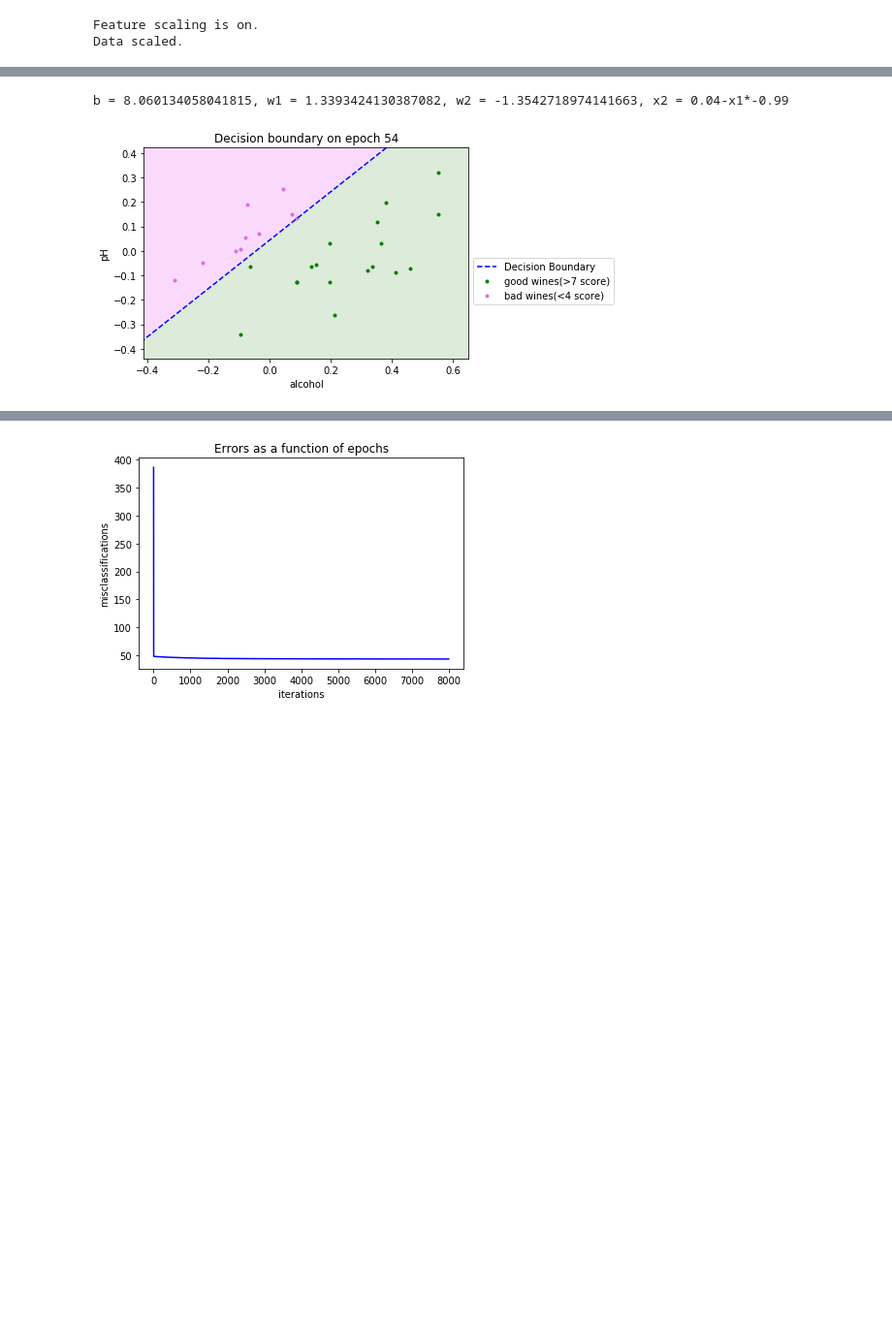
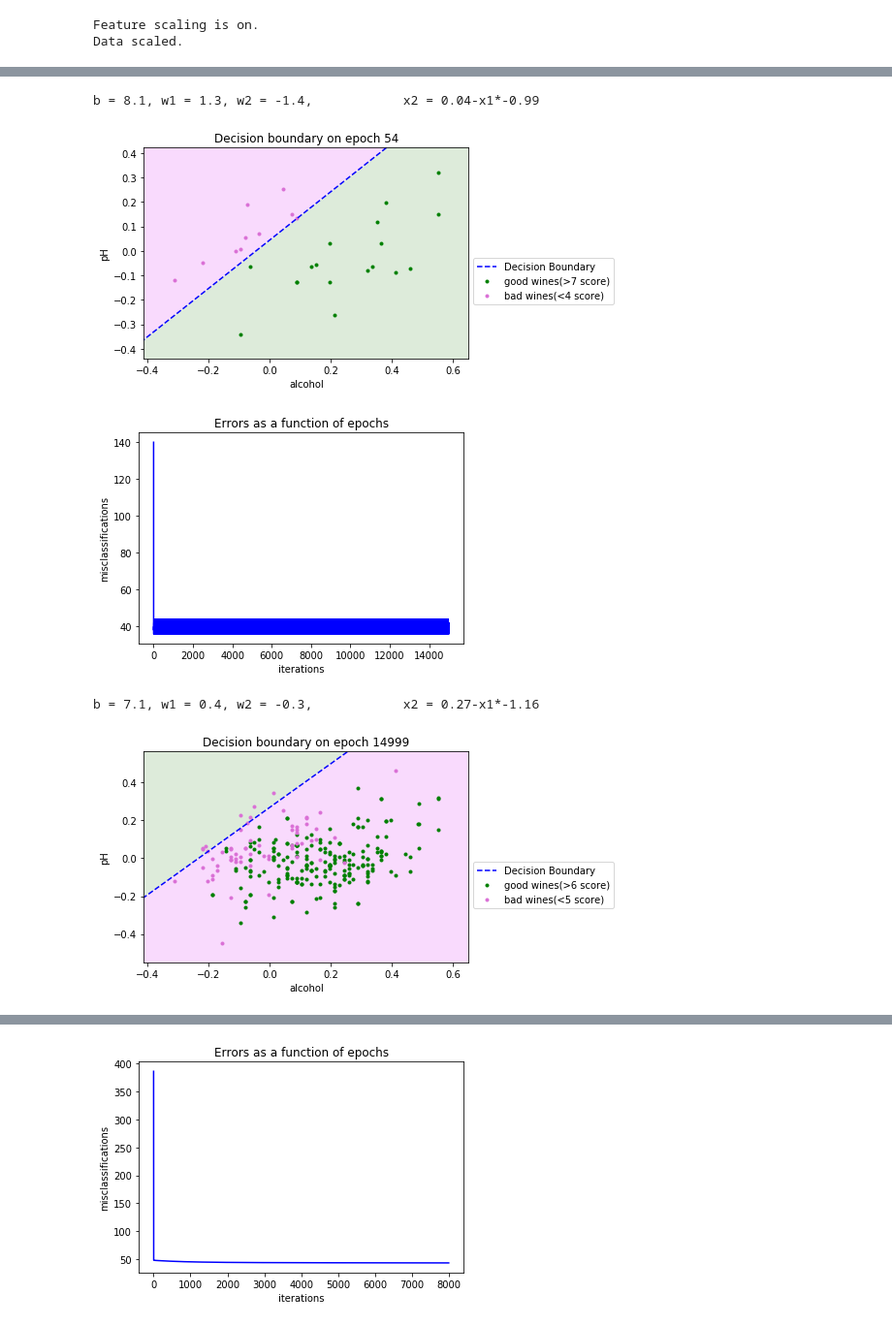
Before and after one commit to tsergien/sommelier, a Jupyter notebook: perceptron.ipynb, the cells around one changed output, grey strips where cells are left out. Shown at 97% size. Cells and saved outputs as stored; diff of their text form; code cells hidden in the pictures; blank space fills up the shorter version.

```diff
--- a/perceptron.ipynb
+++ b/perceptron.ipynb
@@ -139,7 +141,8 @@ def plot_performance(performance, wine_data, good_thresh, bad_thresh, factors: l
     w1 = performance[epoch][2][0]
     w2 = performance[epoch][2][1]
     assert w2 != 0, "w2 = 0"
-    print(f'b = {b}, w1 = {w1}, w2 = {w2}, x2 = {round((good_thresh - b)/w2,2)}-x1*{round(w1/w2,2)}') # x1w1 + x2w2 + b =8
+    print(f'b = {round(b,1)}, w1 = {round(w1, 1)}, w2 = {round(w2, 1)},\
+            x2 = {round((good_thresh - b)/w2,2)}-x1*{round(w1/w2,2)}')
     f1 = [i for i in range(-50, 50)]
     f2 = [ (good_thresh - b - w1 * f1[j]) / w2 for j in range(len(f1))]
     plt.figure(2)
@@ -175,34 +178,38 @@ def plot_performance(performance, wine_data, good_thresh, bad_thresh, factors: l
 def prepare_data_and_train(wine_data: pd.DataFrame, learning_rate, \
                            factors: list, wines_threshs: list, epochs: int):
     perceptron = Perceptron(wines_threshs[1], learning_rate, epochs)
     part = wine_data[(wine_data.quality <= wines_threshs[0]) | (wine_data.quality >= wines_threshs[1])]
     part.index = range(len(part))
     x = part[factors].values
     d = (part['quality'] >= wines_threshs[1]).astype(int)
     perceptron.train(x, d)
     plot_performance(perceptron.res, part, wines_threshs[1], wines_threshs[0], factors, perceptron.res[-1][0])
     return
 
 
 red_df = pd.read_csv("resources/winequality-red.csv", sep=";")
 # prepare_data_and_train(red_df, 0.1, ['alcohol', 'pH'], [3, 8], 0)
 
 # feature scaling
 red_df = feature_scaling(red_df)
 prepare_data_and_train(red_df, 0.1, ['alcohol', 'pH'], [3, 8], 0)
+prepare_data_and_train(red_df, 0.1, ['alcohol', 'pH'], [4, 7], 15000)
 
 # prepare_data_and_train(red_df, 0.1, ['chlorides', 'sulphates'], [3, 8], 10000)
 # prepare_data_and_train(red_df, 0.1, ['volatile acidity', 'alcohol'], [3, 8], 10000)
 # prepare_data_and_train(red_df, 0.01, ['density', 'volatile acidity'], [3, 8], 10000)
 # prepare_data_and_train(red_df, 0.1, ['density', 'volatile acidity'], [3, 8], 10000)
 
 # V.2 end
 # %% [output]
 Feature scaling is on.
 Data scaled.
 [figure]
-b = 8.060134058041815, w1 = 1.3393424130387082, w2 = -1.3542718974141663, x2 = 0.04-x1*-0.99
+b = 8.1, w1 = 1.3, w2 = -1.4,            x2 = 0.04-x1*-0.99
 [figure]
+[figure, added]
+b = 7.1, w1 = 0.4, w2 = -0.3,            x2 = 0.27-x1*-1.16
+[figure, added]
 # %%
 # V.3
 
```
Also changed, not shown: parts of 3 cells of this notebook.
